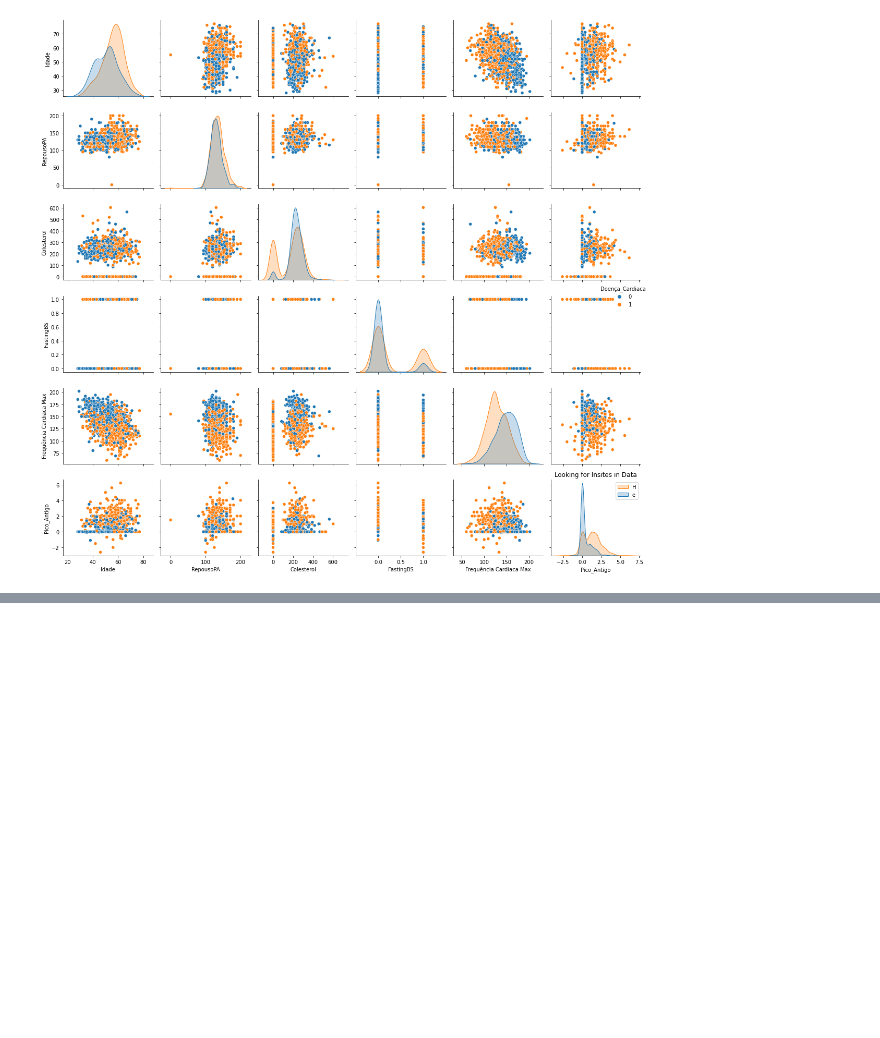
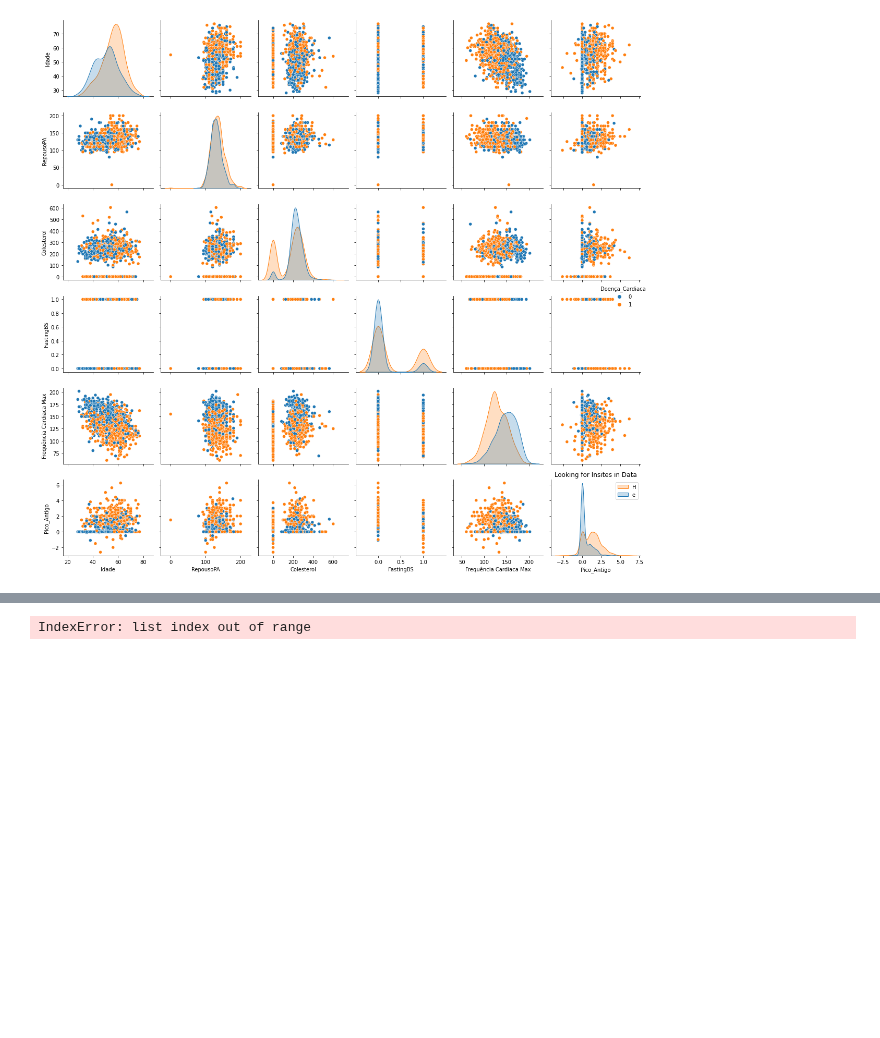
Before and after one commit to patrickpiccini/heart-failure-prediction, a Jupyter notebook: heart_failure_prediction.ipynb, the cells around one changed output, grey strips where cells are left out. Drawn from its saved outputs; the diff is of its cells as text; code cells hidden in the pictures; blank space fills up the shorter version.

```diff
--- a/heart_failure_prediction.ipynb
+++ b/heart_failure_prediction.ipynb
@@ -181,0 +199,4 @@ plt.plot()
+# %%
+X = heart_df
+# %%
+X_train, X_test, y_train, y_test = train_test_split(X, y, test_size=0.2, random_state=3, stratify=y)
@@ -181,0 +207,11 @@ plt.plot()
+# %%
+for c in X_train.columns:
+    if type(X_train[c].iloc[0]) == str:
+        X_train[c] = X_train[c].astype('category')
+        X_train[c] = X_train[c].cat.codes
+# %%
+tree_view = DecisionTreeClassifier(criterion='entropy', max_depth=5)
+
+# .fit é o comando de treinamento(lembre de fitness. o que treina)
+model = tree_view.fit(X_train, y_train)
+predicao = model.predict(X_train)
@@ -181,0 +232,13 @@ plt.plot()
+# %%
+nome_features = ['Sexo','Tipo_Dor_Peito','Colesterol','FastingBS','RestingECG','Exercício_Angina','ST_Slope']
+nome_classes = model.classes_
+
+plt.figure(figsize=(24,11))
+
+plt.title('teste')
+tree.plot_tree(model, label=None, node_ids=True, rounded=True, fontsize=9, feature_names=nome_features, filled=True, class_names=nome_classes, proportion=True)
+# plt.savefig('decision_tree.png', format='png')
+plt.show()
+# %% [output]
+IndexError: list index out of range
+[figure, added]
```
Also changed, not shown: parts of 12 cells of this notebook.
